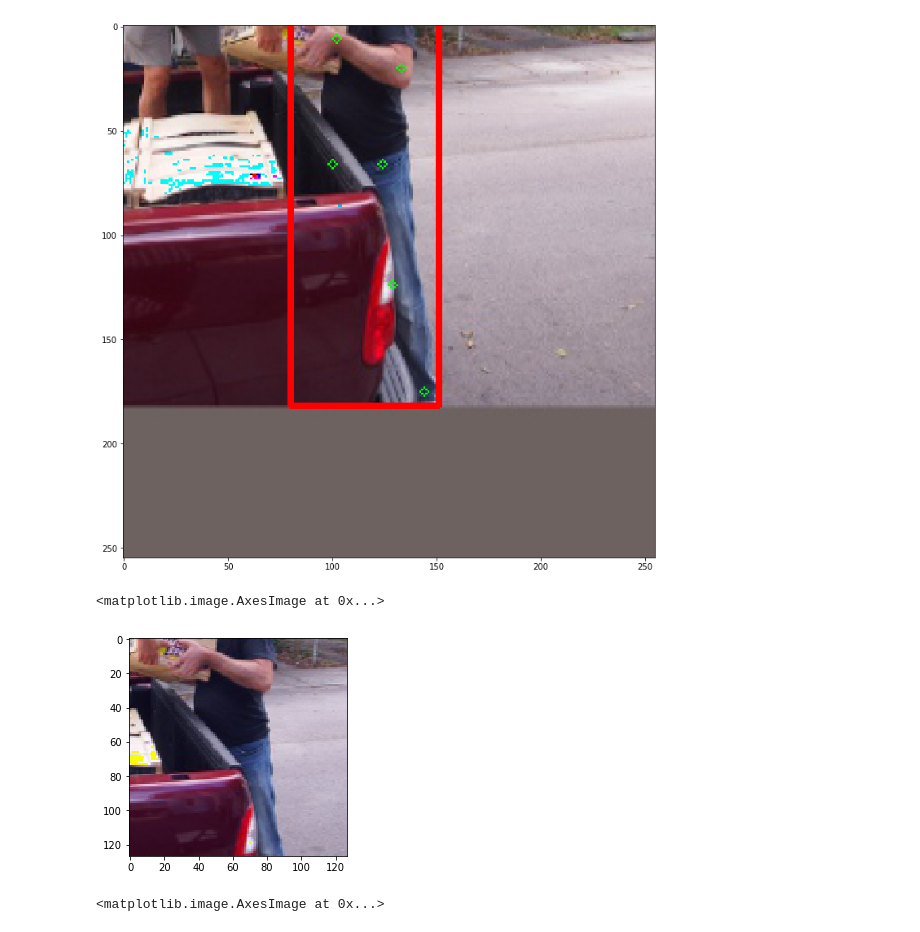
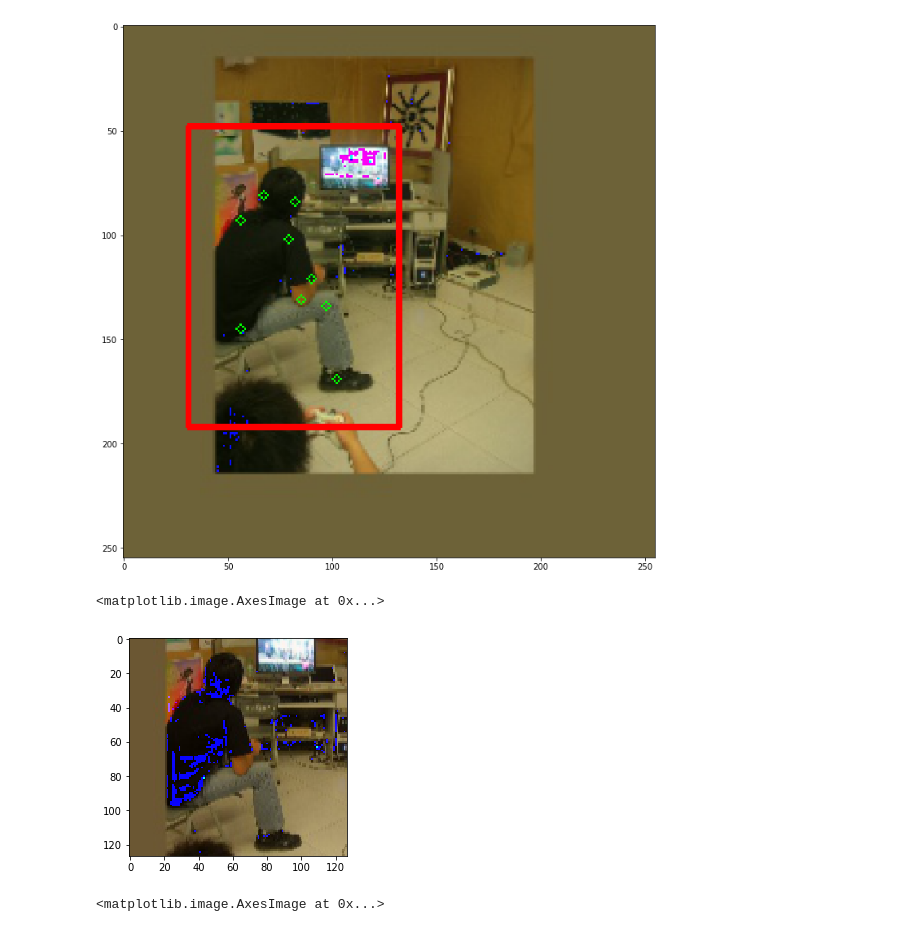
Before and after one commit to SJTU-DL-lab/SiamRCNN, a Jupyter notebook: notebook/test_dataset.ipynb, the cells around one changed output. Cells and saved outputs as stored; diff of their text form; code cells hidden in the pictures.

```diff
--- a/notebook/test_dataset.ipynb
+++ b/notebook/test_dataset.ipynb
@@ -24,39 +24,39 @@ args = Args()
 cfg = load_config(args)
 train_set = DataSets(cfg['train_datasets'], cfg['anchors'])
 # %%
-i = 25
+i = 34
 output_i = train_set[i]
 template = output_i[0]
 search = output_i[1]
 bbox = output_i[5]
 kp = output_i[-3]
 
 template_img = output_i[-2]
 search_img = output_i[-1]
 
 import matplotlib.pyplot as plt
 import cv2
 import matplotlib
 %matplotlib inline
 
 search = search.transpose(1, 2, 0).astype(np.uint8)[:,:,::-1]
 template = template.transpose(1, 2, 0).astype(np.uint8)[:,:,::-1]
 
 search_show = search.copy()
 x1, y1, x2, y2 = bbox.astype(np.int)
 cv2.rectangle(search_show, (x1, y1), (x2, y2), (255, 0, 0), 2)
 for i in range(len(kp)):
     if kp[i, 2] > 0:
         cv2.circle(search_show, tuple(kp[i, :2].astype(np.int)), 2, [0, 255, 0], 1)
 plt.figure(figsize=(15, 12))
 plt.imshow(search_show)
 plt.show()
 
 plt.imshow(template)
 # %% [output]
-[figure, old version]
+[figure, new version]
 <matplotlib.image.AxesImage at 0x...>
-[figure, old version]
+[figure, new version]
 # %%
 plt.imshow(template_img)
 # %% [output]
```
Also changed, not shown: 3 other files.
